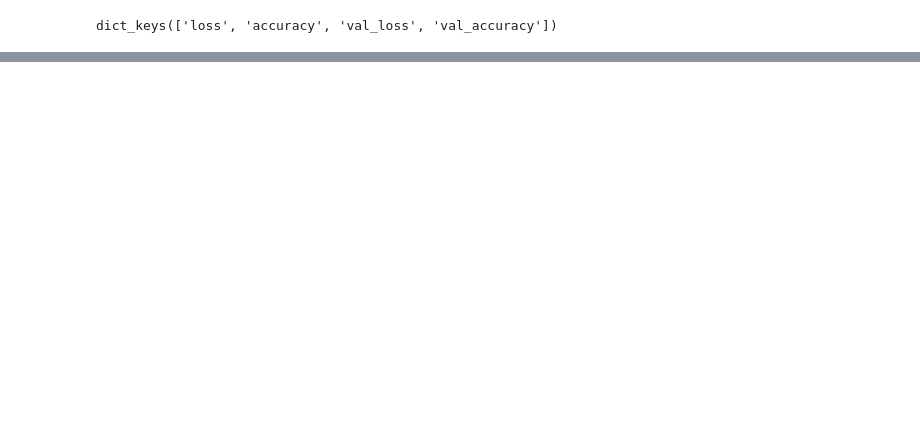
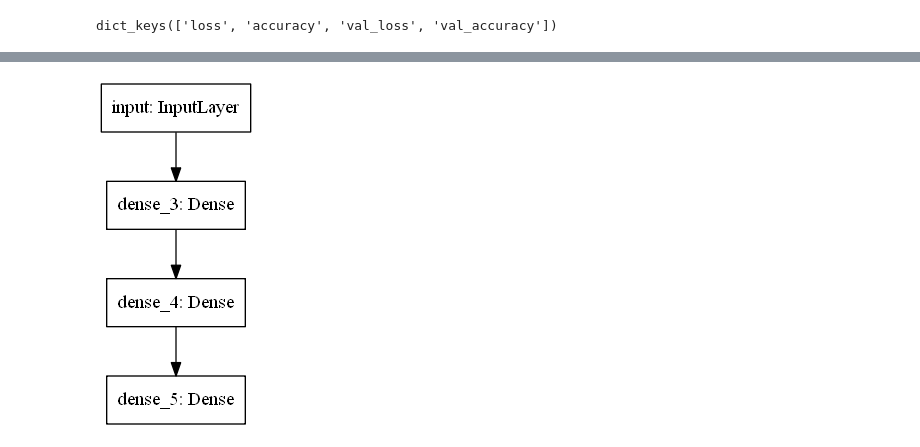
Before and after one commit to njryo/DLnote, a Jupyter notebook: tensorflow2/keras/nnet_binary_classification.ipynb, the cells around one changed output, grey strips where cells are left out. Cells and saved outputs as stored; diff of their text form; code cells hidden in the pictures; blank space fills up the shorter version.

```diff
--- a/tensorflow2/keras/nnet_binary_classification.ipynb
+++ b/tensorflow2/keras/nnet_binary_classification.ipynb
@@ -136,0 +141,7 @@ plt.title("Decision boundary of the model");
+# %%
+inputs = keras.Input(shape=(2,), name="input")
+x = keras.layers.Dense(10, activation="relu")(inputs)
+x = keras.layers.Dense(10, activation="relu")(x)
+outputs = keras.layers.Dense(1, activation="sigmoid")(x)
+
+model = keras.Model(inputs=inputs, outputs=outputs, name="binary_classif_model")
@@ -136,0 +167,4 @@ plt.title("Decision boundary of the model");
+# %%
+keras.utils.plot_model(model)
+# %% [output]
+[figure, added]
```
Also changed, not shown: parts of 11 cells of this notebook.
